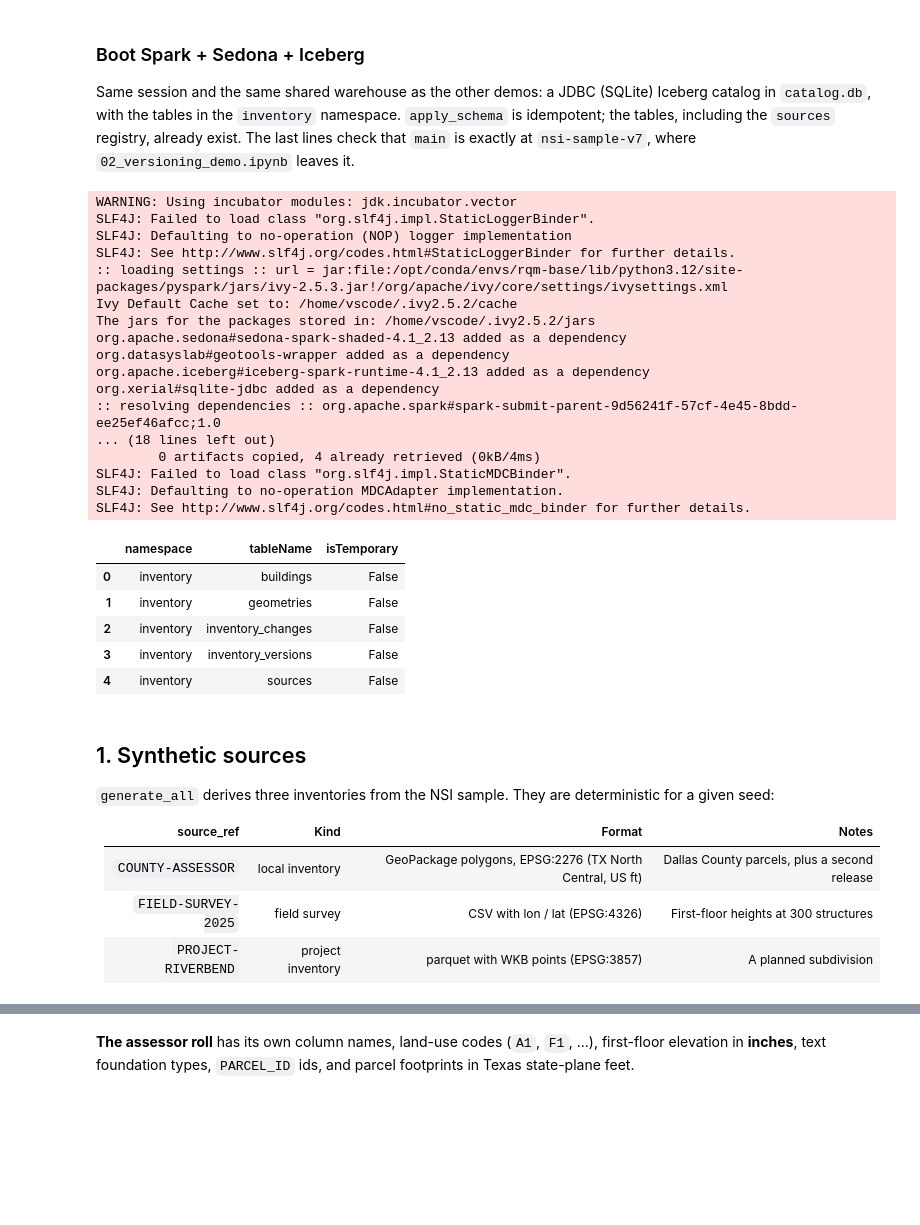
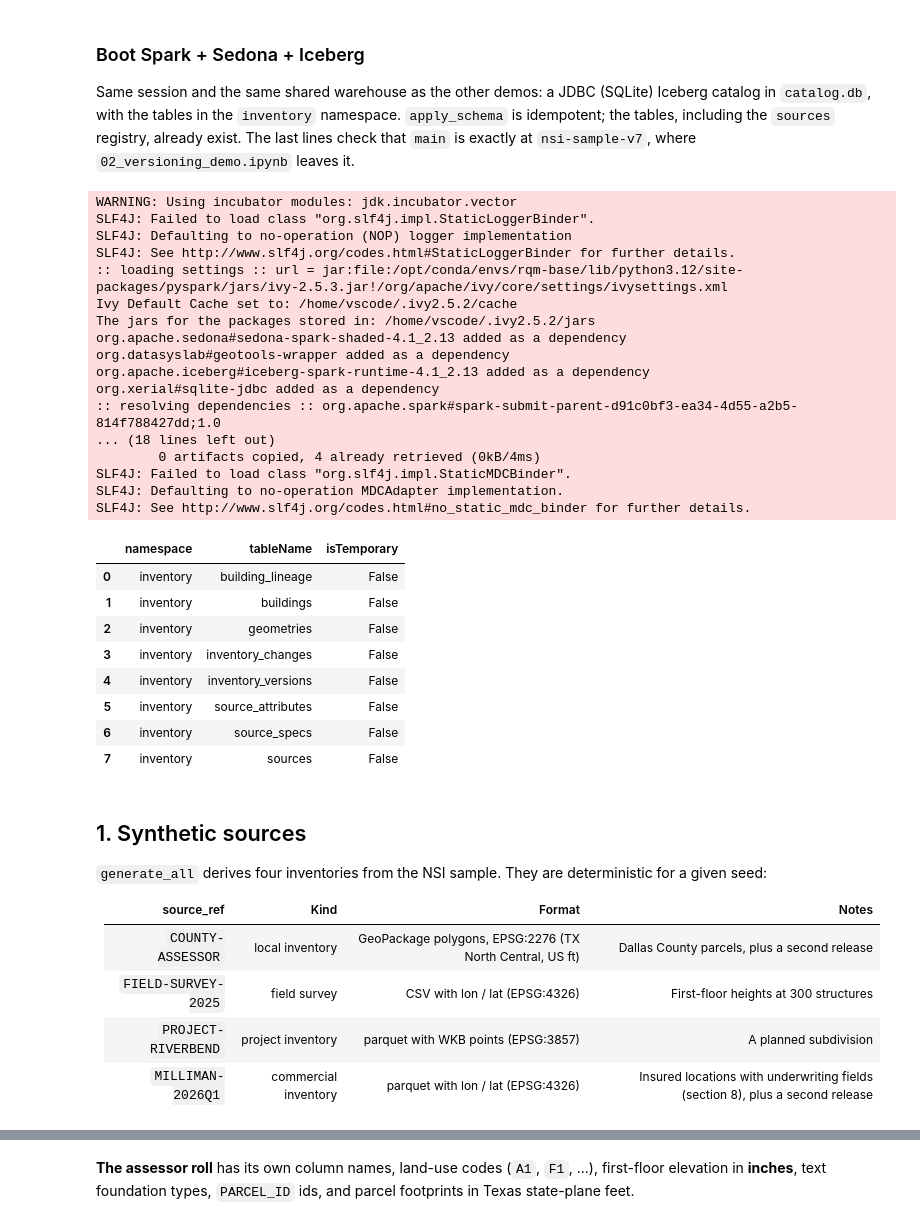
Before and after one commit to fema-ffrd/rqm-data-model, a Jupyter notebook: notebooks/03_multi_source_demo.ipynb, the cells around one changed output, grey strips where cells are left out. Drawn from its saved outputs; the diff is of its cells as text; code cells hidden in the pictures; blank space fills up the shorter version.

```diff
--- a/notebooks/03_multi_source_demo.ipynb
+++ b/notebooks/03_multi_source_demo.ipynb
@@ -120,7 +129,7 @@ from sources import SpecError, load_spec, parse_spec
 from synthetic_sources import generate_all
 from versioning import file_sha256
 
-DRIVER_MEMORY = "8g"
+DRIVER_MEMORY = "2g"
 settings = SparkSettings(
     warehouse=WAREHOUSE,
     catalog=CATALOG,
@@ -142,39 +151,42 @@ apply_schema(spark, CATALOG)
 
 # Prerequisite: 02_versioning_demo left main at BASE_VERSION, and nothing has
 # been committed on top of it yet.
 assert v.find_version(spark, CATALOG, BASE_VERSION) is not None, (
     f"{BASE_VERSION} not found: run 01_setup_demo.ipynb, then 02_versioning_demo.ipynb"
 )
 head = v.version_at(spark, CATALOG, v.head_snapshots(spark, CATALOG))
 assert head == BASE_VERSION, (
     f"main is at {head!r}, not {BASE_VERSION}: rerun 01_setup_demo.ipynb and "
     "02_versioning_demo.ipynb, then this notebook"
 )
 spark.sql(f"SHOW TABLES IN {CATALOG}.{NAMESPACE}").toPandas()
 # %% [output]
 WARNING: Using incubator modules: jdk.incubator.vector
 SLF4J: Failed to load class "org.slf4j.impl.StaticLoggerBinder".
 SLF4J: Defaulting to no-operation (NOP) logger implementation
 SLF4J: See http://www.slf4j.org/codes.html#StaticLoggerBinder for further details.
 :: loading settings :: url = jar:file:/opt/conda/envs/rqm-base/lib/python3.12/site-packages/pyspark/jars/ivy-2.5.3.jar!/org/apache/ivy/core/settings/ivysettings.xml
 Ivy Default Cache set to: /home/vscode/.ivy2.5.2/cache
 The jars for the packages stored in: /home/vscode/.ivy2.5.2/jars
 org.apache.sedona#sedona-spark-shaded-4.1_2.13 added as a dependency
 org.datasyslab#geotools-wrapper added as a dependency
 org.apache.iceberg#iceberg-spark-runtime-4.1_2.13 added as a dependency
 org.xerial#sqlite-jdbc added as a dependency
-:: resolving dependencies :: org.apache.spark#spark-submit-parent-9d56241f-57cf-4e45-8bdd-ee25ef46afcc;1.0
+:: resolving dependencies :: org.apache.spark#spark-submit-parent-d91c0bf3-ea34-4d55-a2b5-814f788427dd;1.0
 ... (18 lines left out)
         0 artifacts copied, 4 already retrieved (0kB/4ms)
 SLF4J: Failed to load class "org.slf4j.impl.StaticMDCBinder".
 SLF4J: Defaulting to no-operation MDCAdapter implementation.
 SLF4J: See http://www.slf4j.org/codes.html#no_static_mdc_binder for further details.
 |  | namespace | tableName | isTemporary |
-| 0 | inventory | buildings | False |
-| 1 | inventory | geometries | False |
-| 2 | inventory | inventory_changes | False |
-| 3 | inventory | inventory_versions | False |
-| 4 | inventory | sources | False |
+| 0 | inventory | building_lineage | False |
+| 1 | inventory | buildings | False |
+| 2 | inventory | geometries | False |
+| 3 | inventory | inventory_changes | False |
+| 4 | inventory | inventory_versions | False |
+| 5 | inventory | source_attributes | False |
+| 6 | inventory | source_specs | False |
+| 7 | inventory | sources | False |
 # %%
 def sql(query):
     return spark.sql(query).toPandas()
@@ -228,7 +241,7 @@ def per_source(table=BUILDINGS):
 # %% [markdown]
 ## 1. Synthetic sources
 
-`generate_all` derives three inventories from the NSI sample. They are
+`generate_all` derives four inventories from the NSI sample. They are
 deterministic for a given seed:
 
 | source_ref | Kind | Format | Notes |
@@ -236,6 +249,7 @@ deterministic for a given seed:
 | `COUNTY-ASSESSOR` | local inventory | GeoPackage polygons, EPSG:2276 (TX North Central, US ft) | Dallas County parcels, plus a second release |
 | `FIELD-SURVEY-2025` | field survey | CSV with lon / lat (EPSG:4326) | First-floor heights at 300 structures |
 | `PROJECT-RIVERBEND` | project inventory | parquet with WKB points (EPSG:3857) | A planned subdivision |
+| `MILLIMAN-2026Q1` | commercial inventory | parquet with lon / lat (EPSG:4326) | Insured locations with underwriting fields (section 8), plus a second release |
 # %%
 syn = generate_all(SAMPLE, INPUTS)
 sorted(p.name for p in INPUTS.iterdir())
```
Also changed, not shown: parts of 21 cells of this notebook, 24 other files.
